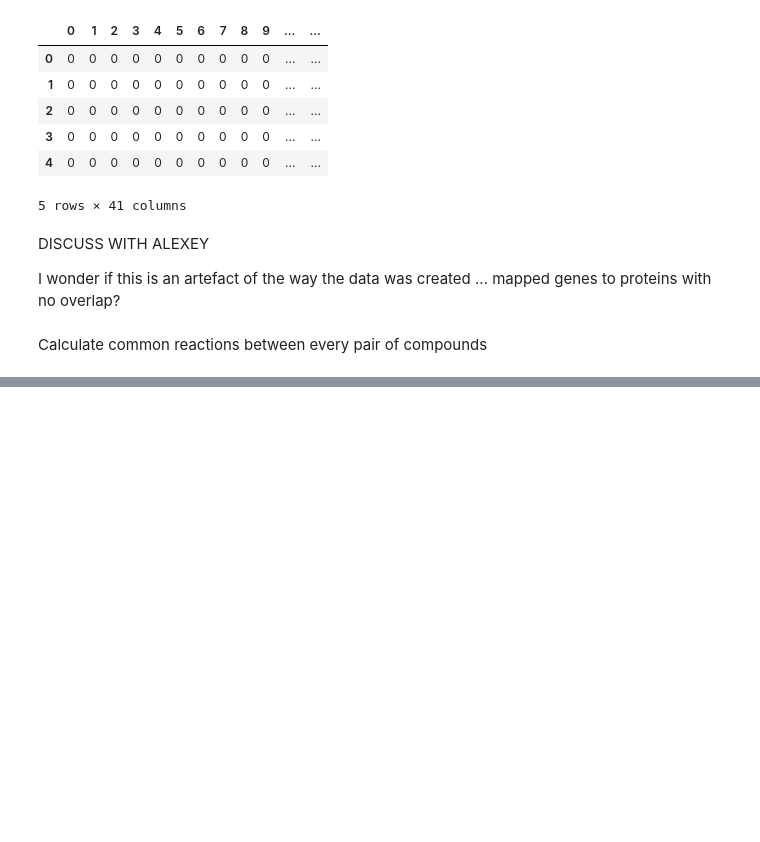
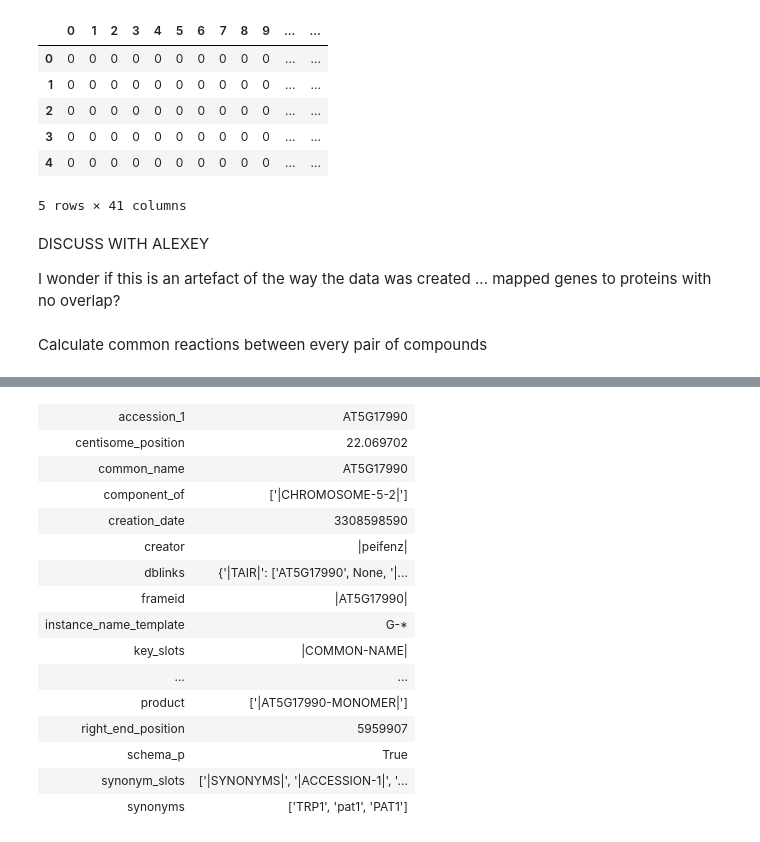
Before and after one commit to jp-cranfield/bioSOM, a Jupyter notebook: GetBiologicalData.ipynb, the cells around one changed output, grey strips where cells are left out. Drawn from its saved outputs; the diff is of its cells as text; code cells hidden in the pictures; blank space fills up the shorter version.

```diff
--- a/GetBiologicalData.ipynb
+++ b/GetBiologicalData.ipynb
@@ -268,0 +377,19 @@ KeyboardInterrupt:
+# %%
+ara['AT5G17990']
+# %% [output]
+| accession_1 | AT5G17990 |
+| centisome_position | 22.069702 |
+| common_name | AT5G17990 |
+| component_of | ['|CHROMOSOME-5-2|'] |
+| creation_date | 3308598590 |
+| creator | |peifenz| |
+| dblinks | {'|TAIR|': ['AT5G17990', None, '|... |
+| frameid | |AT5G17990| |
+| instance_name_template | G-* |
+| key_slots | |COMMON-NAME| |
+| ... | ... |
+| product | ['|AT5G17990-MONOMER|'] |
+| right_end_position | 5959907 |
+| schema_p | True |
+| synonym_slots | ['|SYNONYMS|', '|ACCESSION-1|', '... |
+| synonyms | ['TRP1', 'pat1', 'PAT1'] |
```
Also changed, not shown: parts of 5 cells of this notebook.
